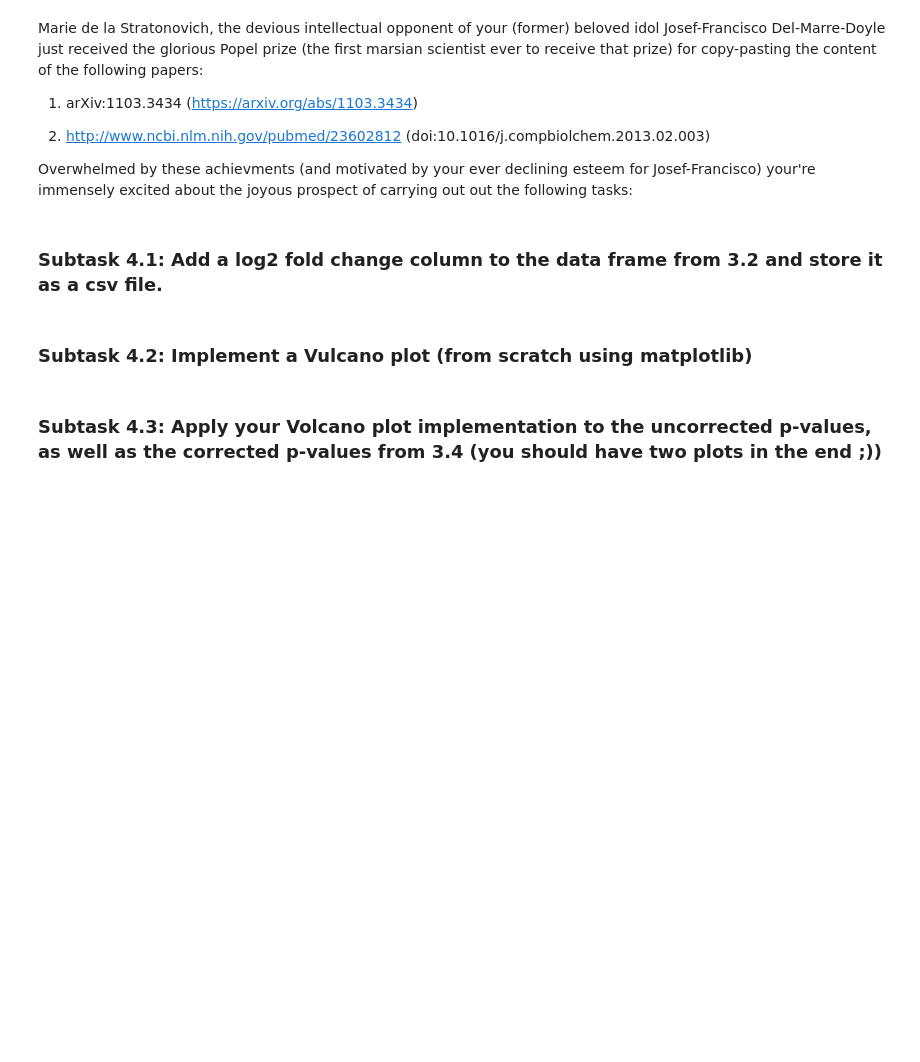
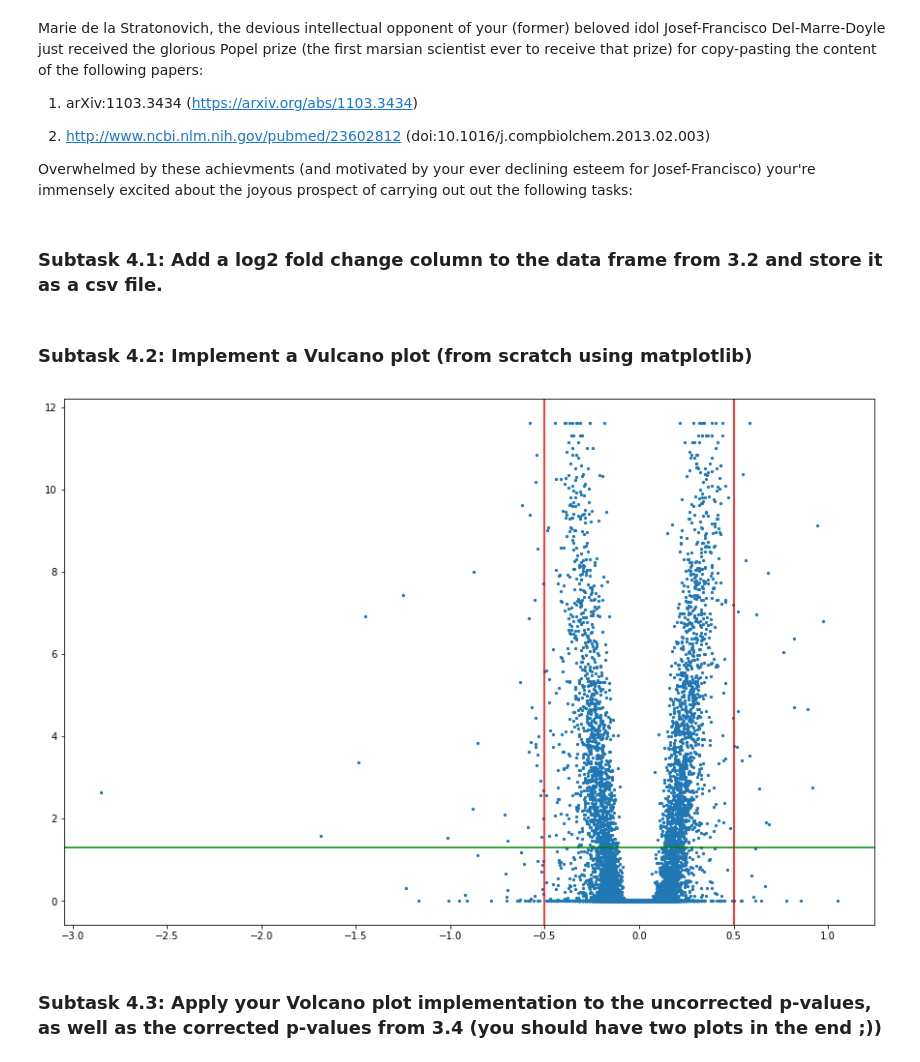
Before and after one commit to JoKuebler/Bioinformatics_ML, a Jupyter notebook: notebooks/Day56_DE_Analysis.ipynb, the cells around one changed output. Saved outputs shown, nothing was run; the diff lists cells and outputs as text; code cells hidden in the pictures; blank space fills up the shorter version.

```diff
--- a/notebooks/Day56_DE_Analysis.ipynb
+++ b/notebooks/Day56_DE_Analysis.ipynb
@@ -251,2 +325,16 @@ Overwhelmed by these achievments (and motivated by your ever declining esteem fo
 # %% [markdown]
 ### Subtask 4.2:  Implement a Vulcano plot (from scratch using matplotlib)
+# %%
+# Define function to plot vulcano plot
+def vulcano_plot(x,y):# Vulcano plot
+    plt.figure(figsize=(15,10))
+    # Vertical and horizontal lines
+    plt.axvline(x=0.5, color='red')
+    plt.axvline(x=-0.5, color='red')
+    plt.axhline(y=1.3, color='green')
+    # Scatter plot of fold change and log 10 values of corrected pvalues
+    plt.scatter(x,-np.log10(y), s=5)
+
+vulcano_plot(pval_frame['fold change'], pval_frame['sidak'])
+# %% [output]
+[figure, added]
```
Also changed, not shown: parts of 15 cells of this notebook, 4 other files.
